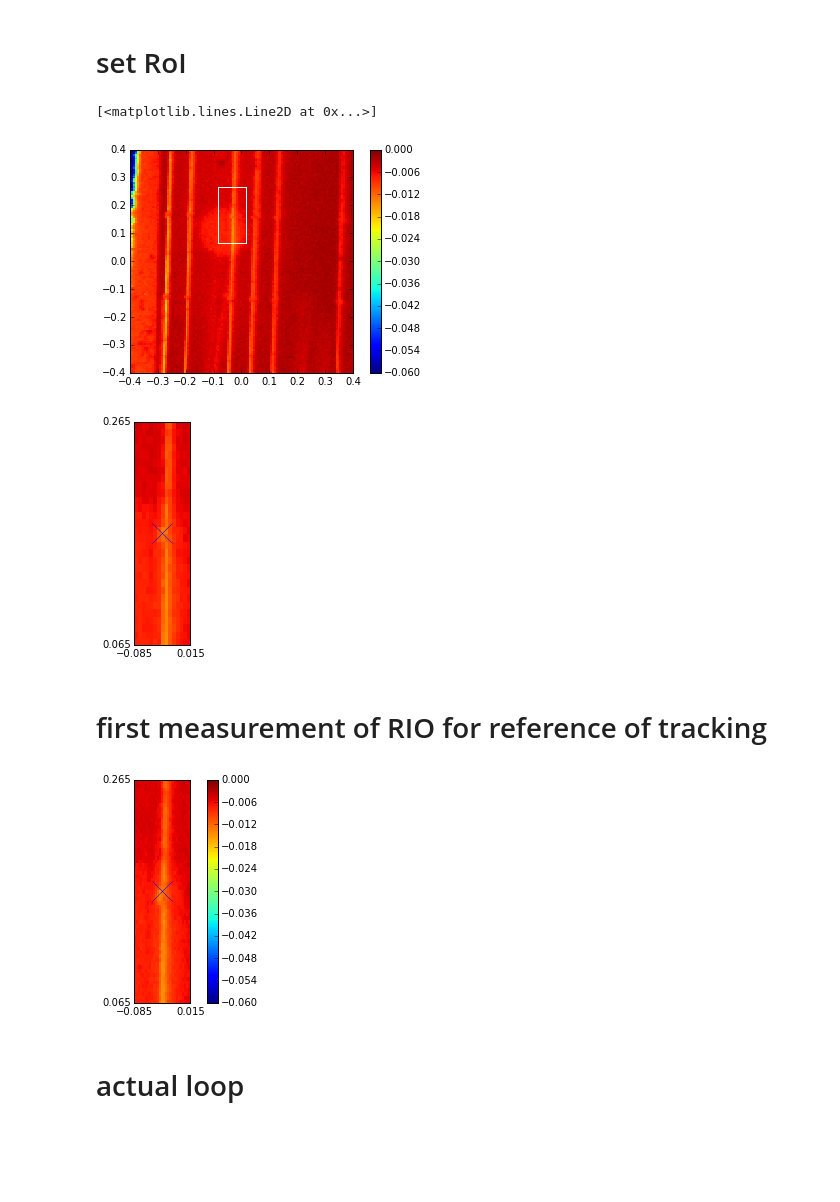
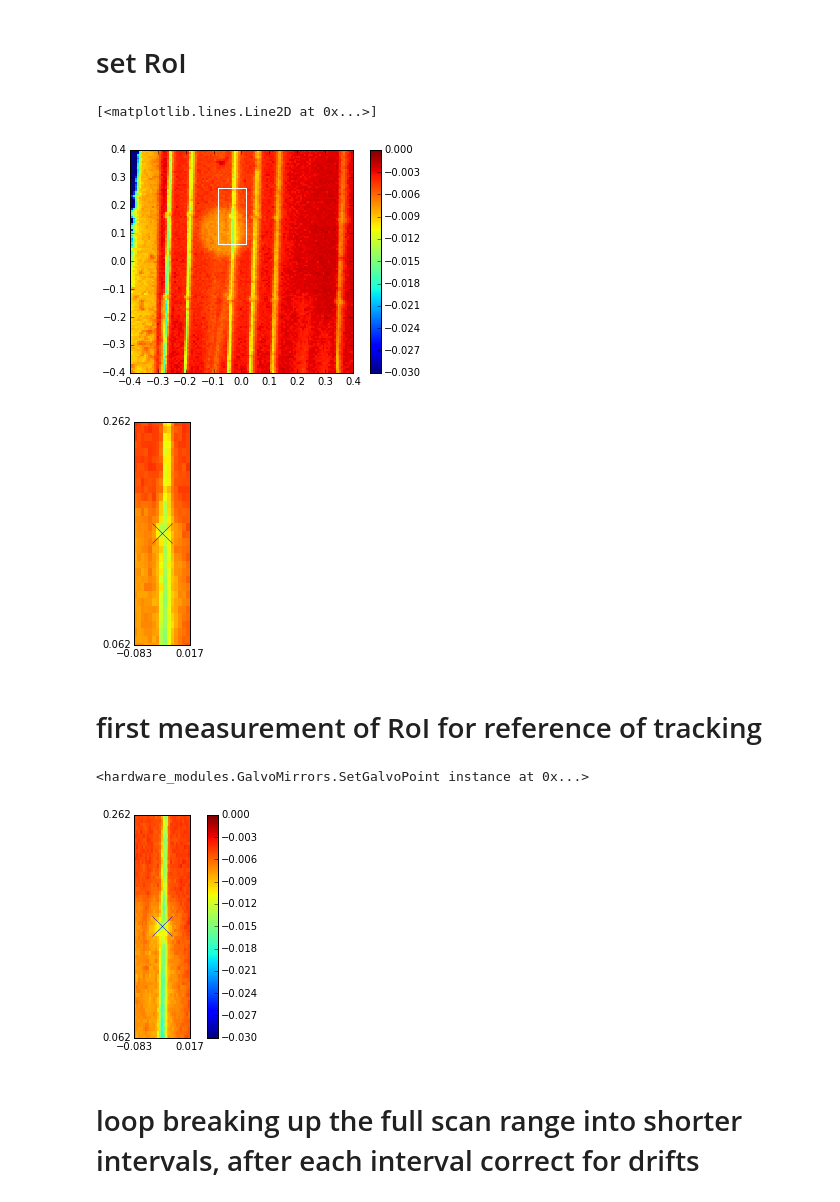
Before and after one commit to LISE-B26/pylabcontrol, a Jupyter notebook: functions/test_tracking/TrackBeamAndMeasureMechanicalResonance.ipynb, the cells around one changed output. Saved outputs shown, nothing was run; the diff lists cells and outputs as text; code cells hidden in the pictures; blank space fills up the shorter version.

```diff
--- a/functions/test_tracking/TrackBeamAndMeasureMechanicalResonance.ipynb
+++ b/functions/test_tracking/TrackBeamAndMeasureMechanicalResonance.ipynb
@@ -71,7 +70,7 @@ image_data = scanner.scan()
 
 # ---------------------------------------------
 # adjust the color scale
-clim_min, clim_max = -0.06, 0
+clim_min, clim_max = -0.03, 0
 # ---------------------------------------------
 
 # ---------------------------------------------
@@ -83,6 +82,11 @@ rio = {
         'xPts': 30, 'yPts': 60
     }
 
+rio = {
+        "xo": -0.033, 'yo': 0.162,
+        "dx": 0.1, 'dy': 0.2,
+        'xPts': 30, 'yPts': 60
+    }
 # ---------------------------------------------
 
 # =============================================
@@ -106,37 +110,37 @@ p.set_clim(clim_min, clim_max)
 plt.xlim([xVmin, xVmax])
 plt.ylim([yVmin, yVmax])
 
 # plt.axes().set_aspect('equal')
 
 plt.axes().set_aspect(abs((xVmax-xVmin) / (yVmax-yVmin)))
 # print abs((xVmax-xVmin) / (yVmax-yVmin))
 # ---------------------------------------------
 # draw RIO
 trk.plot_region(plt, rio, color = 'w')
 
 #  plot close up
 fig_RoI = plt.figure()
 ax = plt.subplot(1,1,1)
 p = plt.pcolor(X, Y, image_data)
 # p = plt.imshow(image_data, interpolation="nearest")
 # plt.colorbar()
 p.set_clim(clim_min, clim_max)
 
 rio_xVmin, rio_xVmax, rio_xPts, rio_yVmin, rio_yVmax, rio_yPts = trk.rio_to_galvoparameter(rio)
 
 plt.xlim([rio_xVmin, rio_xVmax])
 plt.ylim([rio_yVmin, rio_yVmax])
 plt.axes().set_xticks([rio_xVmin, rio_xVmax])
 plt.axes().set_yticks([rio_yVmin, rio_yVmax])
 
 plt.axes().set_aspect(rio_yPts / rio_xPts)
 plt.plot(rio['xo'], rio['yo'], 'x' , ms = 20)
 # %% [output]
 [<matplotlib.lines.Line2D at 0x...>]
-[figure, old version]
+[figure, new version]
-[figure, old version]
+[figure, new version]
 # %% [markdown]
-# first measurement of RIO for reference of tracking
+# first measurement of RoI for reference of tracking
 # %%
 # =============================================
 # =============================================
@@ -183,8 +187,8 @@ plt.xlim([rio_xVmin, rio_xVmax])
 plt.ylim([rio_yVmin, rio_yVmax])
 
 plt.axes().set_aspect(rio_yPts / rio_xPts)
-plt.plot(rio['xo'], rio['yo'], 'x' , ms = 20)
-
+plt.plot(rio['xo'], rio['yo'], 'x' , ms = 20, mew = 0.5)
+# plt.plot(rio['xo'], rio['yo'], 'circ' , ms = 20, mew = 2)
 plt.axes().set_xticks([rio_xVmin, rio_xVmax])
 plt.axes().set_yticks([rio_yVmin, rio_yVmax])
 # save RIO image and data
@@ -195,10 +199,14 @@ np.savetxt('{:s}/{:s}_RIO_{:03d}.csv'.format(dirpath, filename, counter), rio_im
 
 with open('{:s}/{:s}_RIO_{:03d}.rio'.format(dirpath, filename, counter), 'w') as outfile:
      json.dump(rio, outfile, sort_keys = True, indent = 4, ensure_ascii=False)
+
+
+SetGalvoPoint(rio['xo'], rio['yo'])
 # %% [output]
+<hardware_modules.GalvoMirrors.SetGalvoPoint instance at 0x...>
-[figure, old version]
+[figure, new version]
-# %% [markdown]
-#  actual loop
+# %% [markdown]
+#  loop breaking up the full scan range into shorter intervals, after each interval correct for drifts
 # %%
 # ======================================================================
 # set frequency range of full scan =====================================
```
Also changed, not shown: parts of 7 cells of this notebook, 1 other file.
